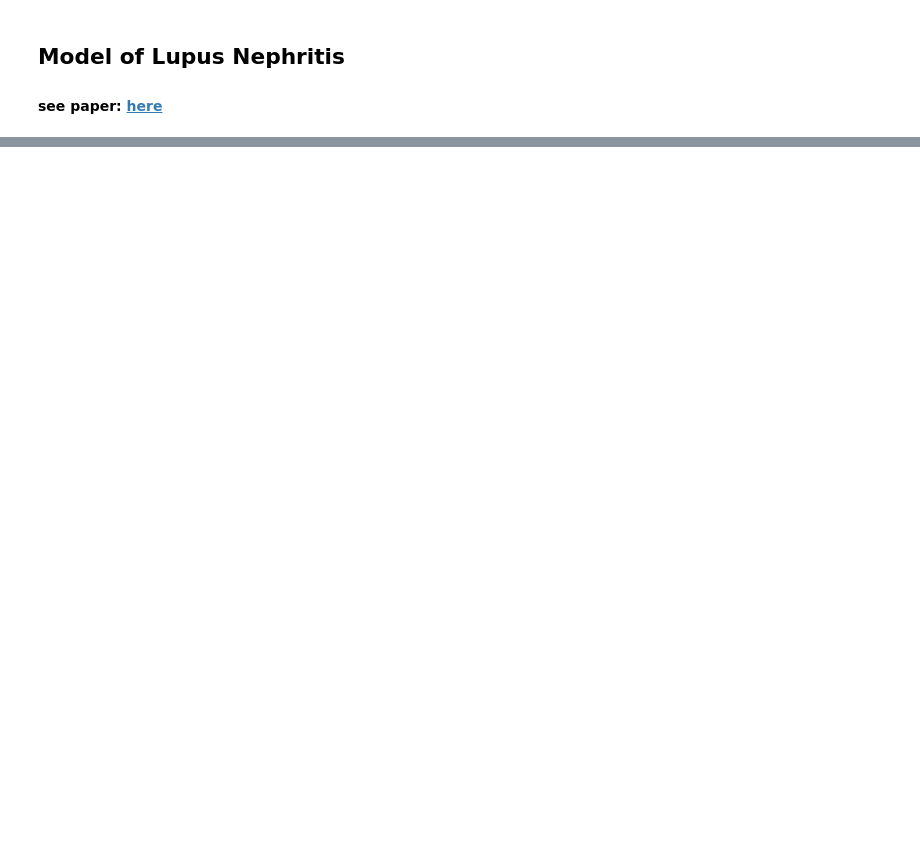
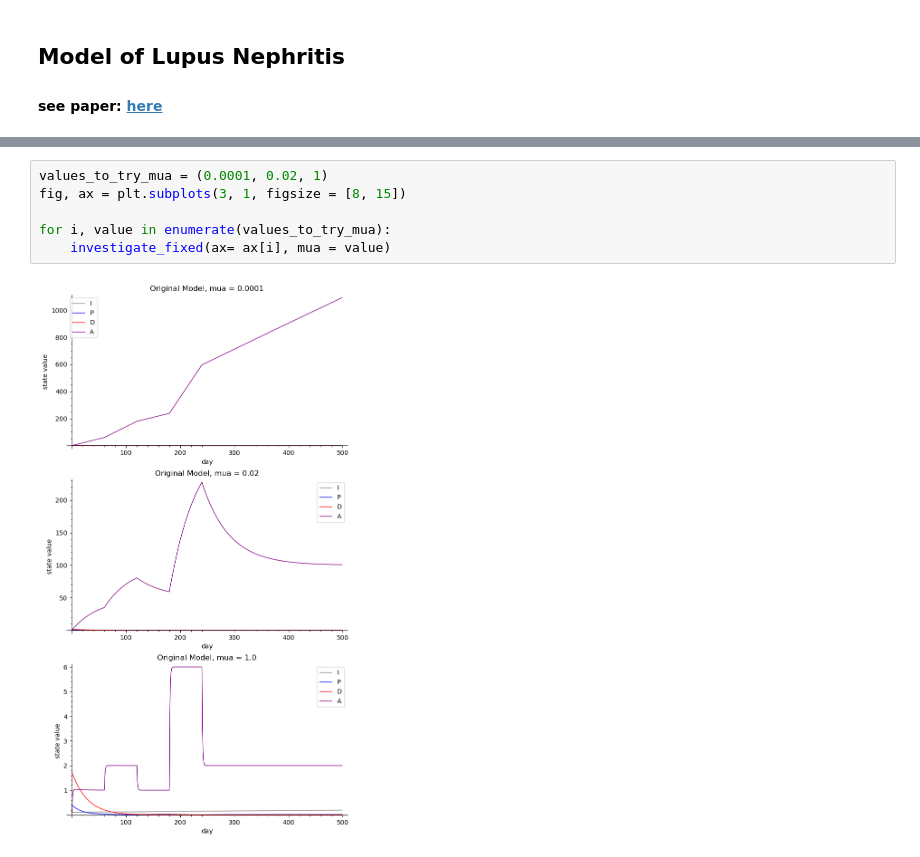
Before and after one commit to pascoesean/lupus-model, a Jupyter notebook: mathematical_model_sean.ipynb, the cells around one changed output, grey strips where cells are left out. Cells and saved outputs as stored; diff of their text form; blank space fills up the shorter version.

```diff
--- a/mathematical_model_sean.ipynb
+++ b/mathematical_model_sean.ipynb
@@ -1158,0 +18,8 @@ plt.show()
+# %%
+values_to_try_mua = (0.0001, 0.02, 1)
+fig, ax = plt.subplots(3, 1, figsize = [8, 15])
+
+for i, value in enumerate(values_to_try_mua):
+    investigate_fixed(ax= ax[i], mua = value)
+# %% [output]
+[figure, added]
```
Also changed, not shown: parts of 37 cells of this notebook, 5 other files.
